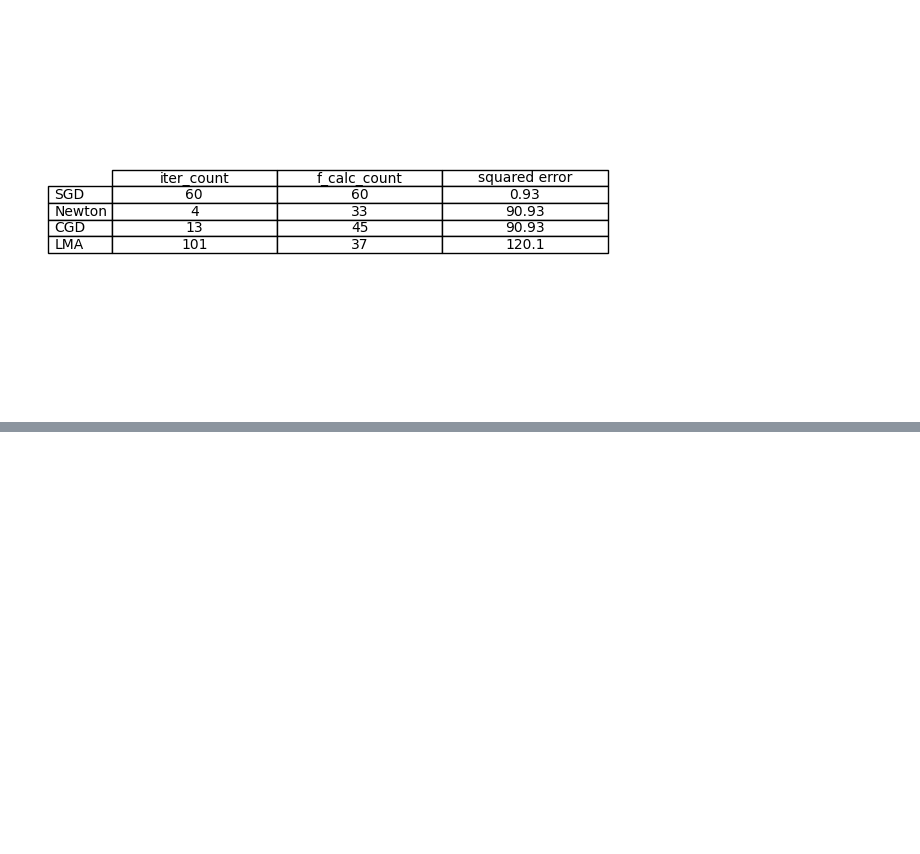
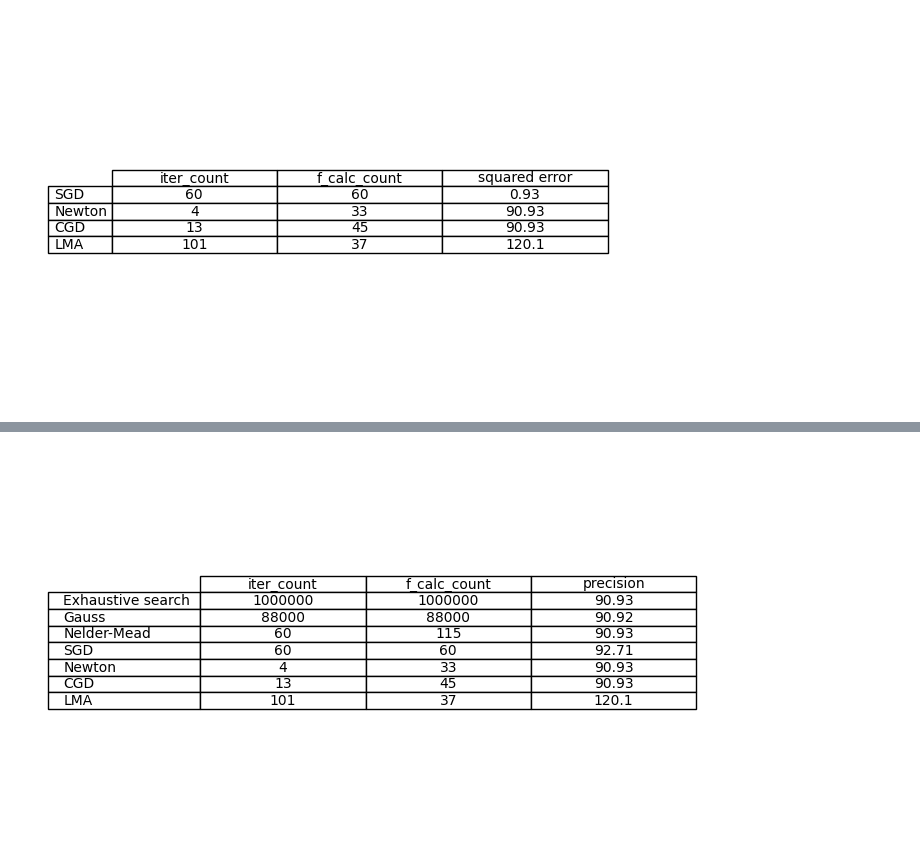
Before and after one commit to RuslanKozlyak/Labs_ITMO, a Jupyter notebook: AandD/Lr3.ipynb, the cells around one changed output, grey strips where cells are left out. Cells and saved outputs as stored; diff of their text form; code cells hidden in the pictures; blank space fills up the shorter version.

```diff
--- a/AandD/Lr3.ipynb
+++ b/AandD/Lr3.ipynb
@@ -376,7 +382,7 @@ w_rational, b_rational, iter_num_rational, func_calc_num_rational, precision_rat
 # %% [output]
 [figure]
 # %%
-SGD_result_rational = [iter_num_rational, func_calc_num_rational, precision_rational]
+SGD_result_rational = [iter_num_rational, func_calc_num_rational, precision_rational*100]
 # %% [markdown]
 # Conjugate gradient linear
 # %%
@@ -496,0 +531,12 @@ make_table_2d([SGD_result_rational, conjugate_result_rational, newton_result_rat
+# %%
+make_table_2d([brute_force_result_rational,
+               coordinate_descent_result_rational,
+               nelder_mead_result_rational,
+               SGD_result_rational,
+               conjugate_result_rational,
+               newton_result_rational,
+               lma_result_rational],
+               row_headers = list(methods_and_coafs_rational.keys()) + list(methods_and_coafs_rational_first_order.keys()),
+               column_headers = ['iter_count','f_calc_count', 'precision'])
+# %% [output]
+[figure, added]
```
Also changed, not shown: parts of 11 cells of this notebook.
